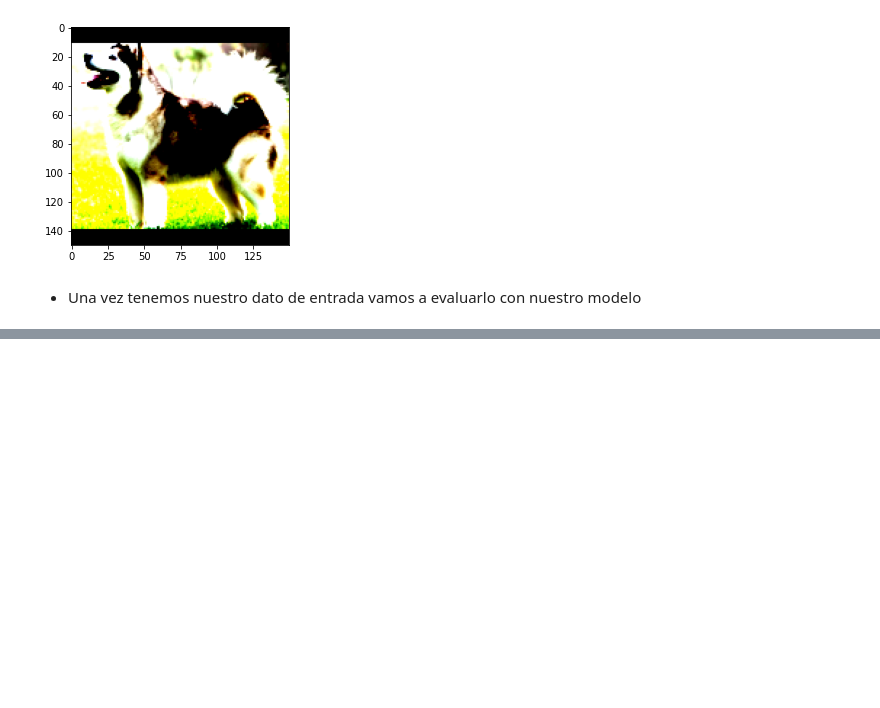
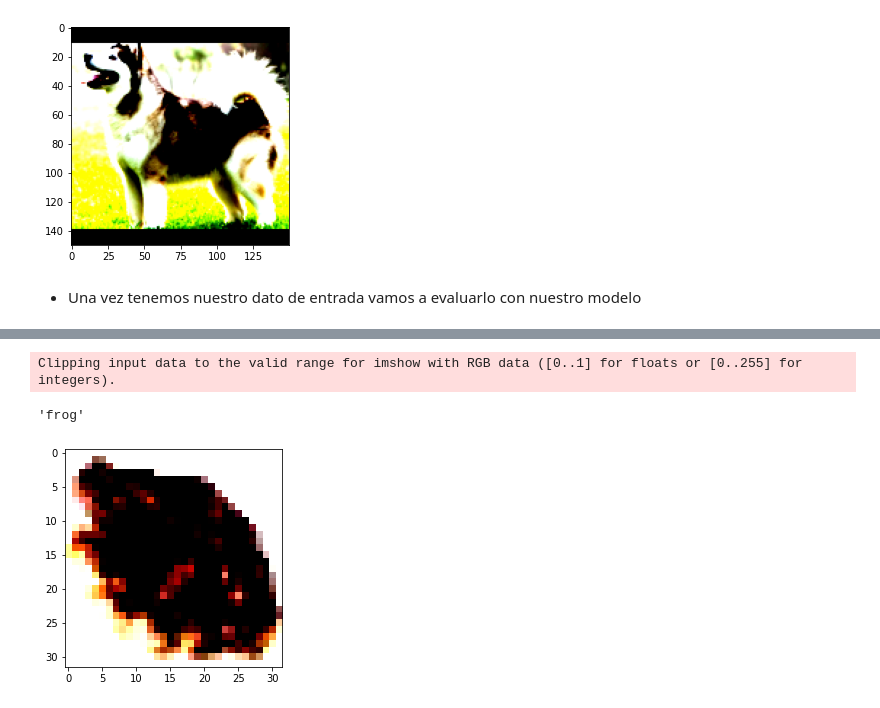
Before and after one commit to Nyota-Lab/torch, a Jupyter notebook: Reconocimiento_de_imagenes.ipynb, the cells around one changed output, grey strips where cells are left out. Cells and saved outputs as stored; diff of their text form; code cells hidden in the pictures; blank space fills up the shorter version.

```diff
--- a/Reconocimiento_de_imagenes.ipynb
+++ b/Reconocimiento_de_imagenes.ipynb
@@ -123,0 +155,2 @@ labels[index[0]], percentage[index[0]].item()
+# %%
+classes = ['airplane', 'automobile', 'bird', 'cat', 'deer', 'dog', 'frog', 'horse', 'ship', 'truck']
@@ -123,0 +252,8 @@ labels[index[0]], percentage[index[0]].item()
+# %%
+transform = transforms.Compose([
+    transforms.ToTensor(),
+    transforms.Normalize(
+      mean=[0.4915, 0.4823, 0.4468],
+      std=[0.2470, 0.2435, 0.2616]
+  )
+])
@@ -123,0 +266,9 @@ labels[index[0]], percentage[index[0]].item()
+# %%
+img_transformed,label = dataset[125]
+
+plt.imshow(img_transformed.permute(1, 2, 0))
+classes[label]
+# %% [output]
+Clipping input data to the valid range for imshow with RGB data ([0..1] for floats or [0..255] for integers).
+'frog'
+[figure, added]
```
Also changed, not shown: parts of 25 cells of this notebook.
